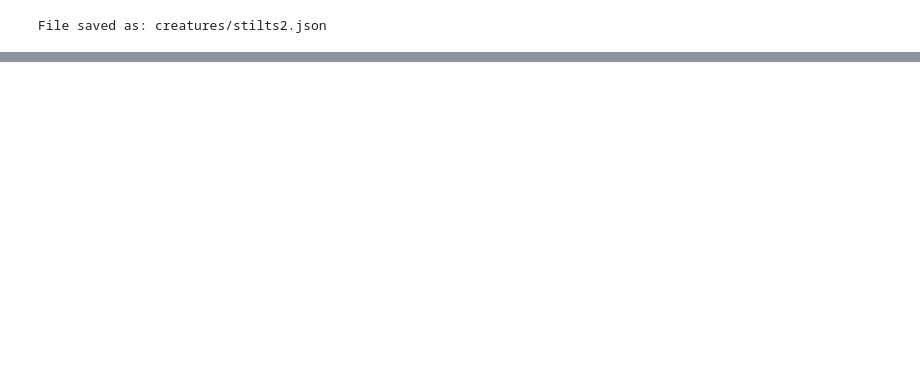
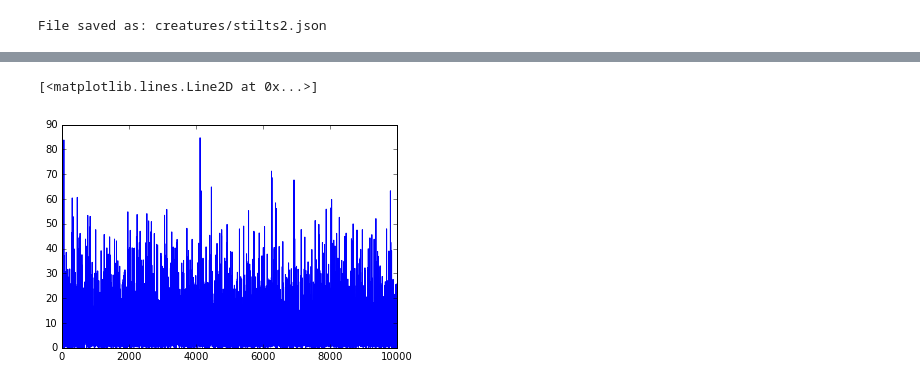
Before and after one commit to JonComo/stumbly, a Jupyter notebook: stumbly_q.ipynb, the cells around one changed output, grey strips where cells are left out. Cells and saved outputs as stored; diff of their text form; code cells hidden in the pictures; blank space fills up the shorter version.

```diff
--- a/stumbly_q.ipynb
+++ b/stumbly_q.ipynb
@@ -258,0 +303,13 @@ TypeError: object of type 'builtin_function_or_method' has no len()
+# %%
+abs_ds = []
+for i in range(10000):
+    xp = M[np.random.randint(0, len(M))]
+    _s0, _a0, _r, _s1, _a1 = xp
+    delta = (_r + 0.8 * np.max(_s1.qs) - _s0.qs[0, _a0])
+    _s0.qs[0, _a0] += 0.1 * delta
+    abs_ds += [abs(delta)]
+
+plt.plot(abs_ds)
+# %% [output]
+[<matplotlib.lines.Line2D at 0x...>]
+[figure, added]
```
Also changed, not shown: parts of 1 cell of this notebook.
